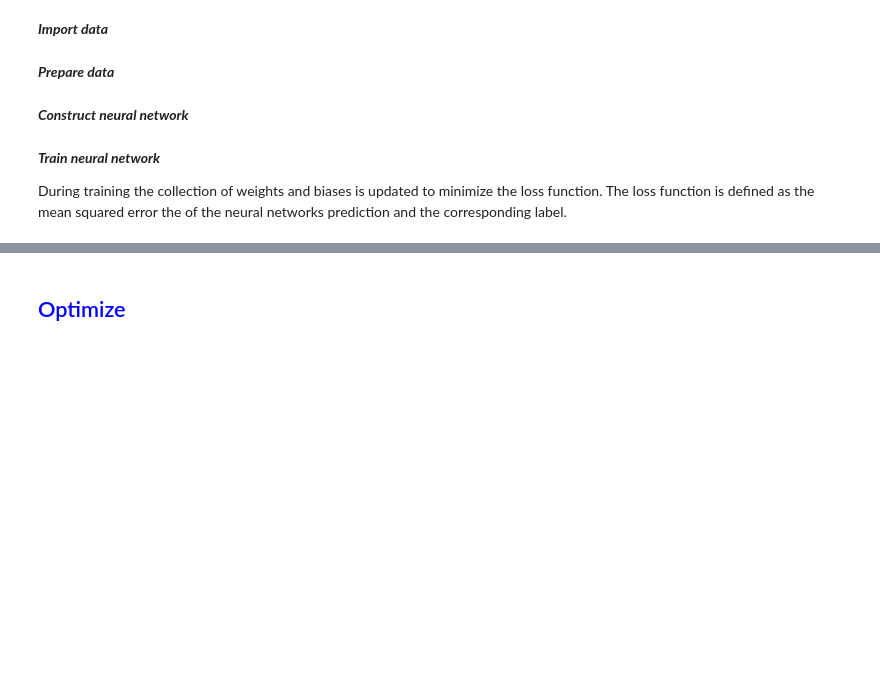
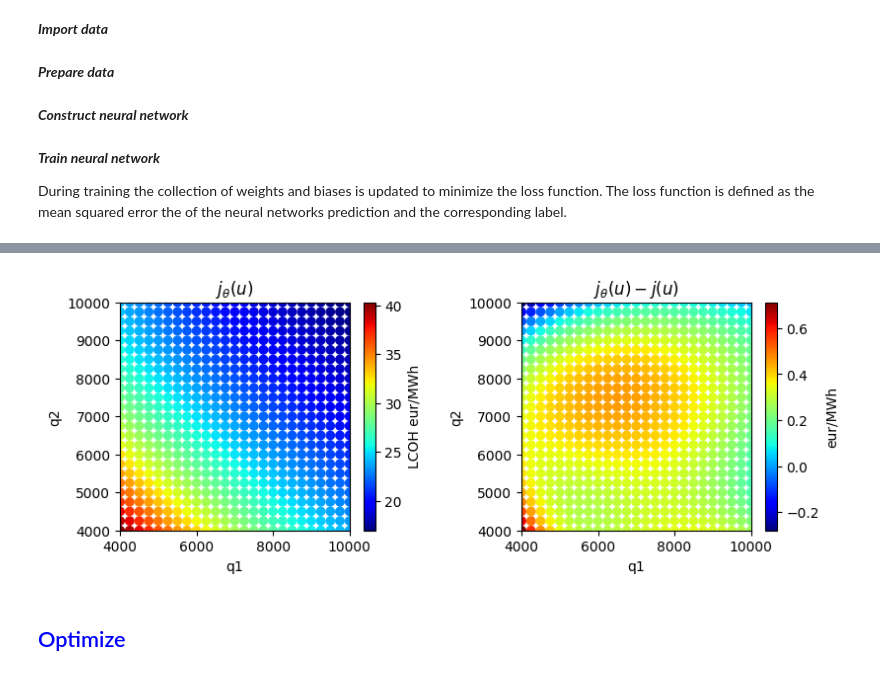
Before and after one commit to George-HM-2021/DGC_Neural_Network, a Jupyter notebook: session5.ipynb, the cells around one changed output, grey strips where cells are left out. Cells and saved outputs as stored; diff of their text form; code cells hidden in the pictures; blank space fills up the shorter version.

```diff
--- a/session5.ipynb
+++ b/session5.ipynb
@@ -159,7 +159,7 @@ class optimizer():
         """
 
         # evaluate the objective function values for all perturbed control vectors
-        jo = math.nan*np.ones((self.Np,1))
+        jo = np.nan*np.ones((self.Np,1))
         for i in range(self.Np):
             # use neural network
             objval = self.calculate_obj(U[:,i])
@@ -655,35 +700,40 @@ plt.show()
 # %%
 plt.figure(figsize = (9,3))
 plt.subplots_adjust(wspace = 0.4)
 plt.subplot(1,2,1)
 
-# APPROXIMATE WITH NEURAL NETWORK
-x = np.linspace(o.min, o.max, 25)
+min = 4000
+max = 10000
+
+# APPROXIMATE SOLUTION SPACE WITH NEURAL NETWORK
+x = np.linspace(min, max, 25)
 U = np.meshgrid(x, x)
 umesh = np.vstack([U[0].flatten(), U[1].flatten()]).T
 jmesh = NN.model((umesh-mu)/min_max).numpy()*1e2
 plt.title(r'$j_{\theta}(u)$')
 #c = plt.contourf(x, x, jmesh.reshape(25, 25), cmap = cm.jet)
 c = plt.scatter(umesh[:,0], umesh[:,1], c = jmesh, cmap = cm.jet)
 plt.colorbar(c, label = 'LCOH eur/MWh')
 plt.xlabel('q1')
 plt.ylabel('q2')
-plt.xlim(o.min, o.max)
-plt.ylim(o.min, o.max)
+plt.xlim(min, max)
+plt.ylim(min, max)
 
 # TRUTH (DARTS)
 plt.subplot(1,2,2)
 umesh_truth = np.load('session5data/meshu.npy')
 jmesh_truth = np.load('session5data/meshj.npy').reshape(-1,1)
 plt.title(r'$j_{\theta}(u)-j(u)$')
 #c = plt.contourf(x, x, jmesh_truth.reshape(25, 25), cmap = cm.jet)
 c = plt.scatter(umesh_truth[:,0], umesh_truth[:,1], c = jmesh_truth - jmesh, cmap = cm.jet)
 plt.colorbar(c, label = 'eur/MWh')
 plt.xlabel('q1')
 plt.ylabel('q2')
-plt.xlim(o.min, o.max)
-plt.ylim(o.min, o.max)
+plt.xlim(min, max)
+plt.ylim(min, max)
 plt.show()
+# %% [output]
+[figure, added]
 # %% [markdown]
 ## <font color='Blue'>Optimize</font>
 # %%
```
Also changed, not shown: parts of 9 cells of this notebook.
